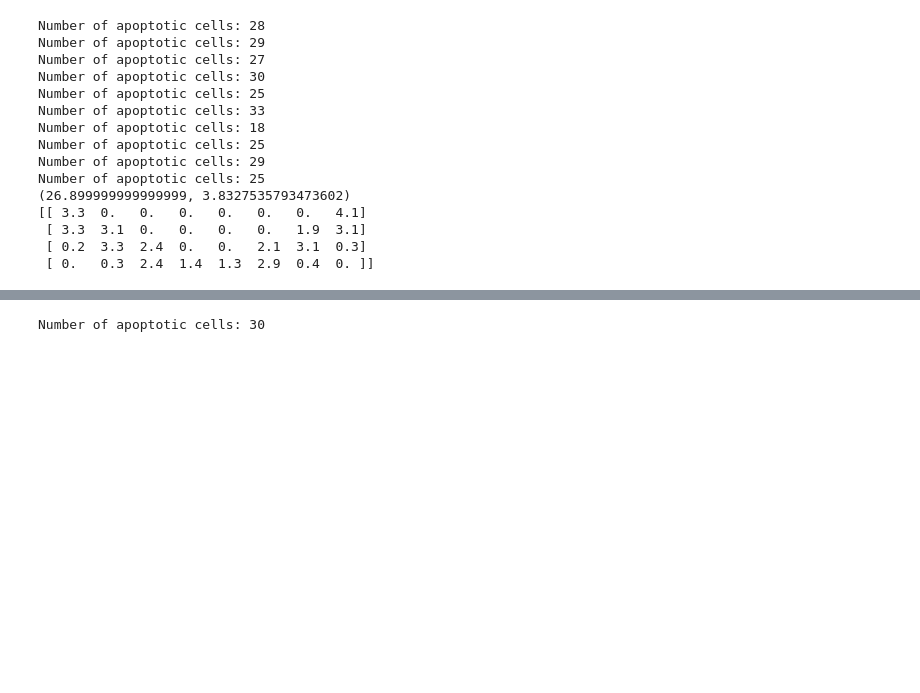
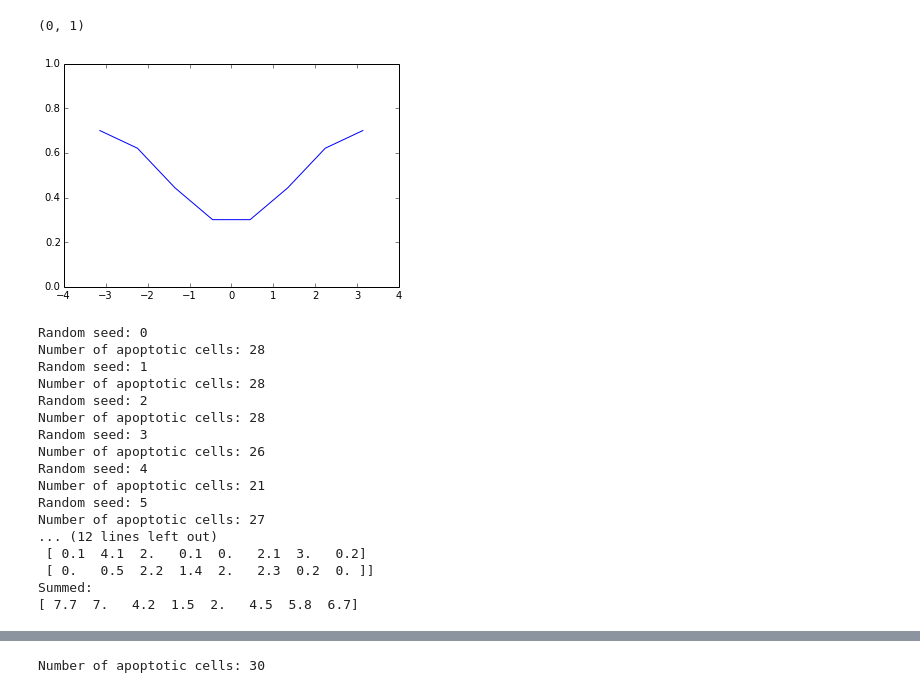
Before and after one commit to glyg/leg-joint, a Jupyter notebook: notebooks/7 - Joint.ipynb, the cells around one changed output, grey strips where cells are left out. Drawn from its saved outputs; the diff is of its cells as text; code cells hidden in the pictures; blank space fills up the shorter version.

```diff
--- a/notebooks/7 - Joint.ipynb
+++ b/notebooks/7 - Joint.ipynb
@@ -42,41 +42,58 @@ Number of cells around the leg: 51.2
+# %%
+thetas = np.linspace(-np.pi, np.pi, 8)
+fig, ax = plt.subplots()
+ax.plot(thetas, p_apopto(0, thetas,
+                         width_apopto=1.8,
+                         p0=0.7, amp=0.6))
+ax.set_ylim(0, 1)
+# %% [output]
+(0, 1)
+[figure, added]
 # %%
 all_hists = []
 n_cells = []
 for seed in range(10):
+    print('Random seed: %i' % seed)
     apopto_cells = get_apoptotic_cells(eptm,
                                        seed=seed, z0=0.,
                                        width_apopto=1.8,
-                                       p0=0.8, amp=0.8)
+                                       p0=0.8, amp=0.7)
     apopto_sequence = get_sequence(apopto_cells, num_steps=5)
     n_seq = len(apopto_sequence)
     n_cells.append(len(apopto_cells))
-    apopto_4steps = [np.unique(
-                         np.concatenate(
+    apopto_4steps = [np.concatenate(
                              apopto_sequence[n_seq//4 * i:
                                              n_seq//4 * i + n_seq//4]
-                             )) for i in xrange(4)]
-    thetas_4steps = [np.array([eptm.thetas[cell] for cell in seq])
+                                    ) for i in range(4)]
+    thetas_4steps = [np.unique([eptm.thetas[cell] for cell in seq])
                      for seq in apopto_4steps]
-    hists_4steps = [np.histogram(thetas, bins=8, range=(-np.pi, np.pi))[0] for thetas in thetas_4steps]
+    hists_4steps = [np.histogram(thetas, bins=8, range=(-np.pi, np.pi))[0]
+                    for thetas in thetas_4steps]
     all_hists.append(hists_4steps)
 all_hists = np.array(all_hists)
 n_cells= np.array(n_cells)
-print(n_cells.mean(), n_cells.std())
+print('Average number of apoptic cells: %.1f ± %.2f'
+      % (n_cells.mean(), n_cells.std()))
 avg_hists = all_hists.mean(axis=0)
+print('repartition: ')
 print(avg_hists)
+print('Summed:')
+print(avg_hists.sum(axis=0))
 # %% [output]
+Random seed: 0
 Number of apoptotic cells: 28
-Number of apoptotic cells: 29
+Random seed: 1
+Number of apoptotic cells: 28
+Random seed: 2
+Number of apoptotic cells: 28
+Random seed: 3
+Number of apoptotic cells: 26
+Random seed: 4
+Number of apoptotic cells: 21
+Random seed: 5
 Number of apoptotic cells: 27
-Number of apoptotic cells: 30
-Number of apoptotic cells: 25
-Number of apoptotic cells: 33
-Number of apoptotic cells: 18
-Number of apoptotic cells: 25
-Number of apoptotic cells: 29
-Number of apoptotic cells: 25
-(26.899999999999999, 3.8327535793473602)
-[[ 3.3  0.   0.   0.   0.   0.   0.   4.1]
- [ 3.3  3.1  0.   0.   0.   0.   1.9  3.1]
- [ 0.2  3.3  2.4  0.   0.   2.1  3.1  0.3]
- [ 0.   0.3  2.4  1.4  1.3  2.9  0.4  0. ]]
+... (12 lines left out)
+ [ 0.1  4.1  2.   0.1  0.   2.1  3.   0.2]
+ [ 0.   0.5  2.2  1.4  2.   2.3  0.2  0. ]]
+Summed:
+[ 7.7  7.   4.2  1.5  2.   4.5  5.8  6.7]
```
Also changed, not shown: parts of 10 cells of this notebook, 5 other files.
